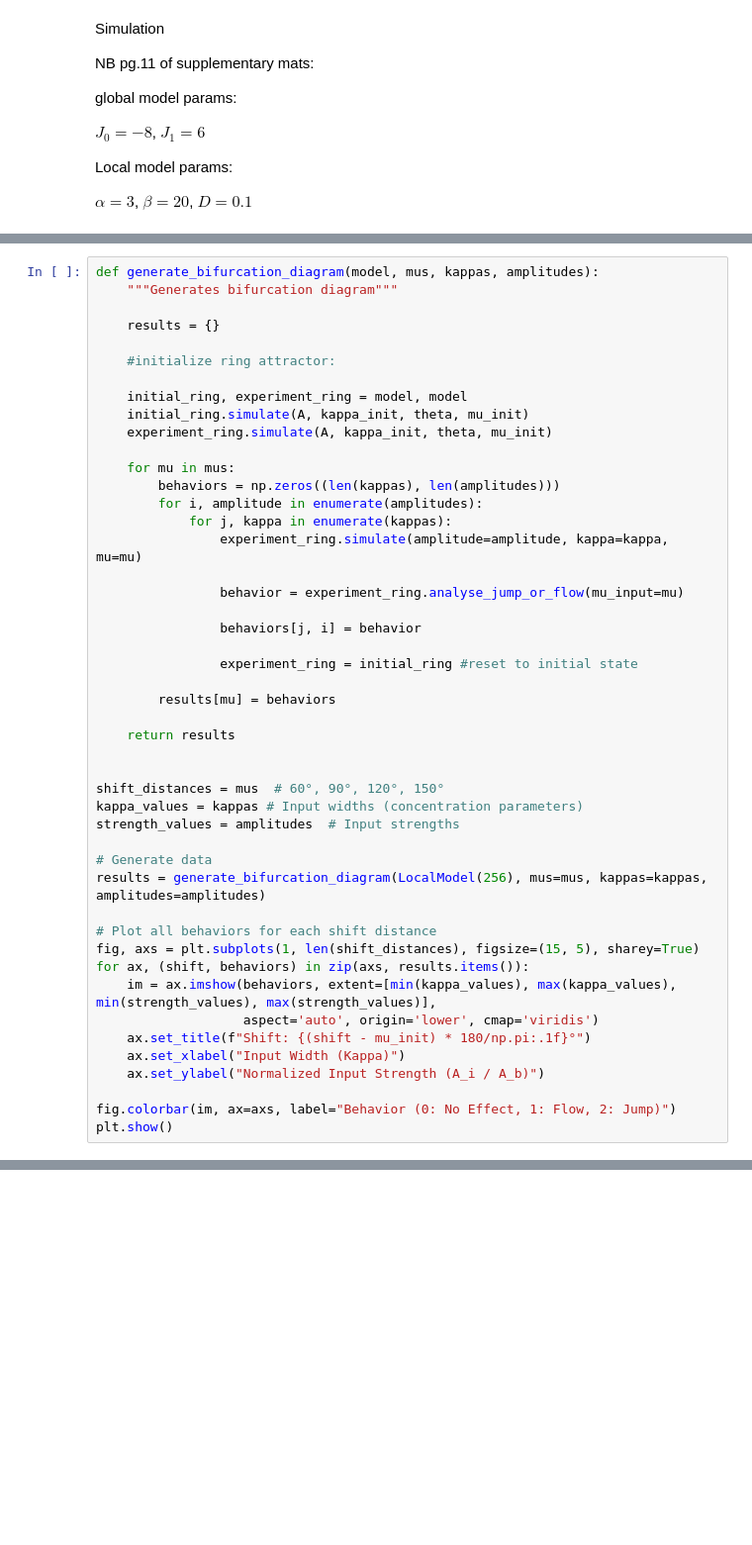
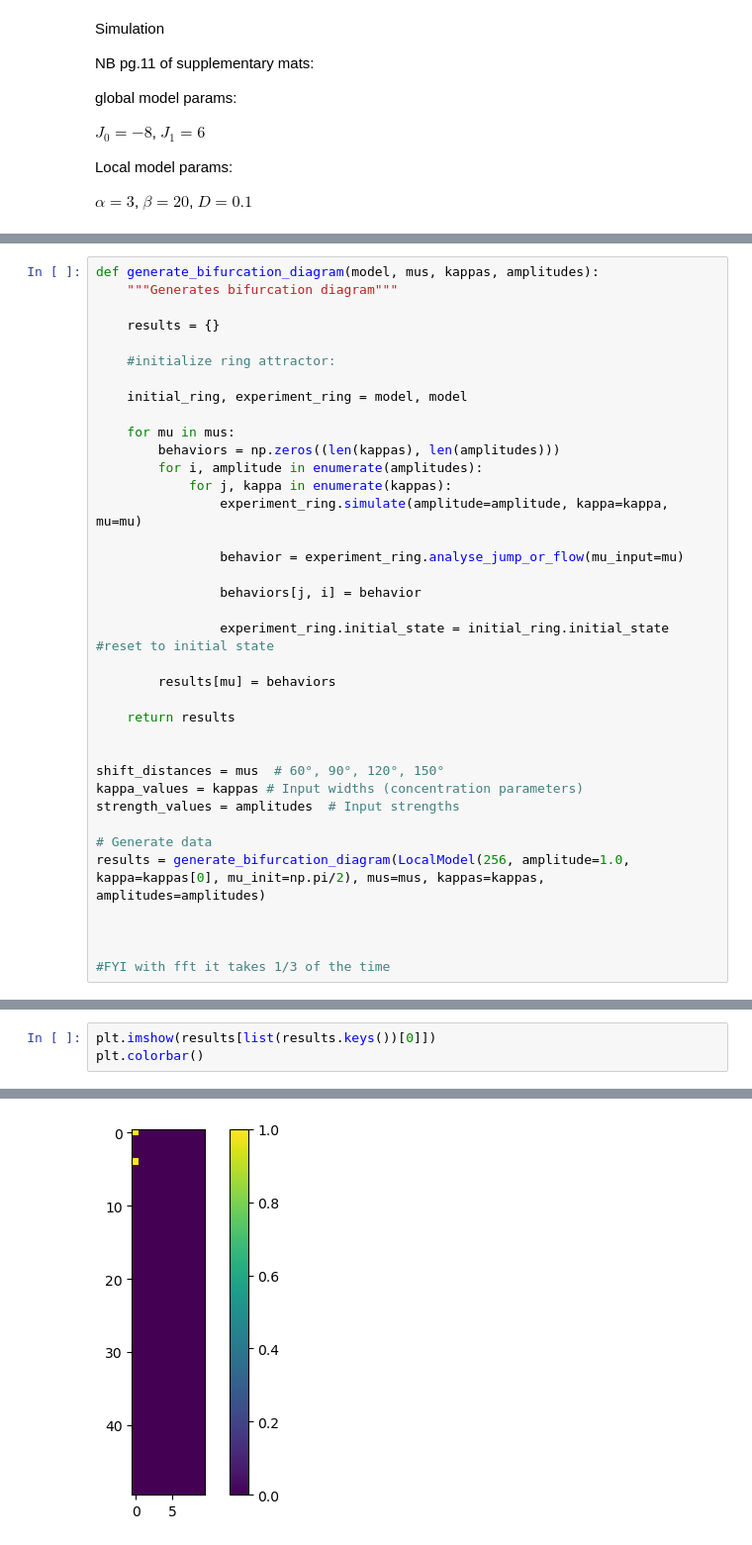
Before and after one commit to CEBangu/RingAttractor, a Jupyter notebook: python_ring/ideation.ipynb, the cells around one changed output, grey strips where cells are left out. Shown at 99% size. Drawn from its saved outputs; the diff is of its cells as text; blank space fills up the shorter version.

```diff
--- a/python_ring/ideation.ipynb
+++ b/python_ring/ideation.ipynb
@@ -354,8 +364,6 @@ def generate_bifurcation_diagram(model, mus, kappas, amplitudes):
     #initialize ring attractor:
 
     initial_ring, experiment_ring = model, model
-    initial_ring.simulate(A, kappa_init, theta, mu_init)
-    experiment_ring.simulate(A, kappa_init, theta, mu_init)
 
     for mu in mus:
         behaviors = np.zeros((len(kappas), len(amplitudes)))
@@ -367,7 +375,7 @@ def generate_bifurcation_diagram(model, mus, kappas, amplitudes):
 
                 behaviors[j, i] = behavior
 
-                experiment_ring = initial_ring #reset to initial state
+                experiment_ring.initial_state = initial_ring.initial_state #reset to initial state
 
         results[mu] = behaviors
 
@@ -379,16 +387,8 @@ kappa_values = kappas # Input widths (concentration parameters)
 strength_values = amplitudes  # Input strengths
 
 # Generate data
-results = generate_bifurcation_diagram(LocalModel(256), mus=mus, kappas=kappas, amplitudes=amplitudes)
+results = generate_bifurcation_diagram(LocalModel(256, amplitude=1.0, kappa=kappas[0], mu_init=np.pi/2), mus=mus, kappas=kappas, amplitudes=amplitudes)
 
-# Plot all behaviors for each shift distance
-fig, axs = plt.subplots(1, len(shift_distances), figsize=(15, 5), sharey=True)
-for ax, (shift, behaviors) in zip(axs, results.items()):
-    im = ax.imshow(behaviors, extent=[min(kappa_values), max(kappa_values), min(strength_values), max(strength_values)],
-                   aspect='auto', origin='lower', cmap='viridis')
-    ax.set_title(f"Shift: {(shift - mu_init) * 180/np.pi:.1f}°")
-    ax.set_xlabel("Input Width (Kappa)")
-    ax.set_ylabel("Normalized Input Strength (A_i / A_b)")
 
-fig.colorbar(im, ax=axs, label="Behavior (0: No Effect, 1: Flow, 2: Jump)")
-plt.show()
+
+#FYI with fft it takes 1/3 of the time
@@ -396,0 +395,4 @@ plt.show()
+# %%
+plt.imshow(results[list(results.keys())[0]])
+plt.colorbar()
+# %% [output]
@@ -396,0 +400 @@ plt.show()
+[figure, added]
```
Also changed, not shown: parts of 8 cells of this notebook.
